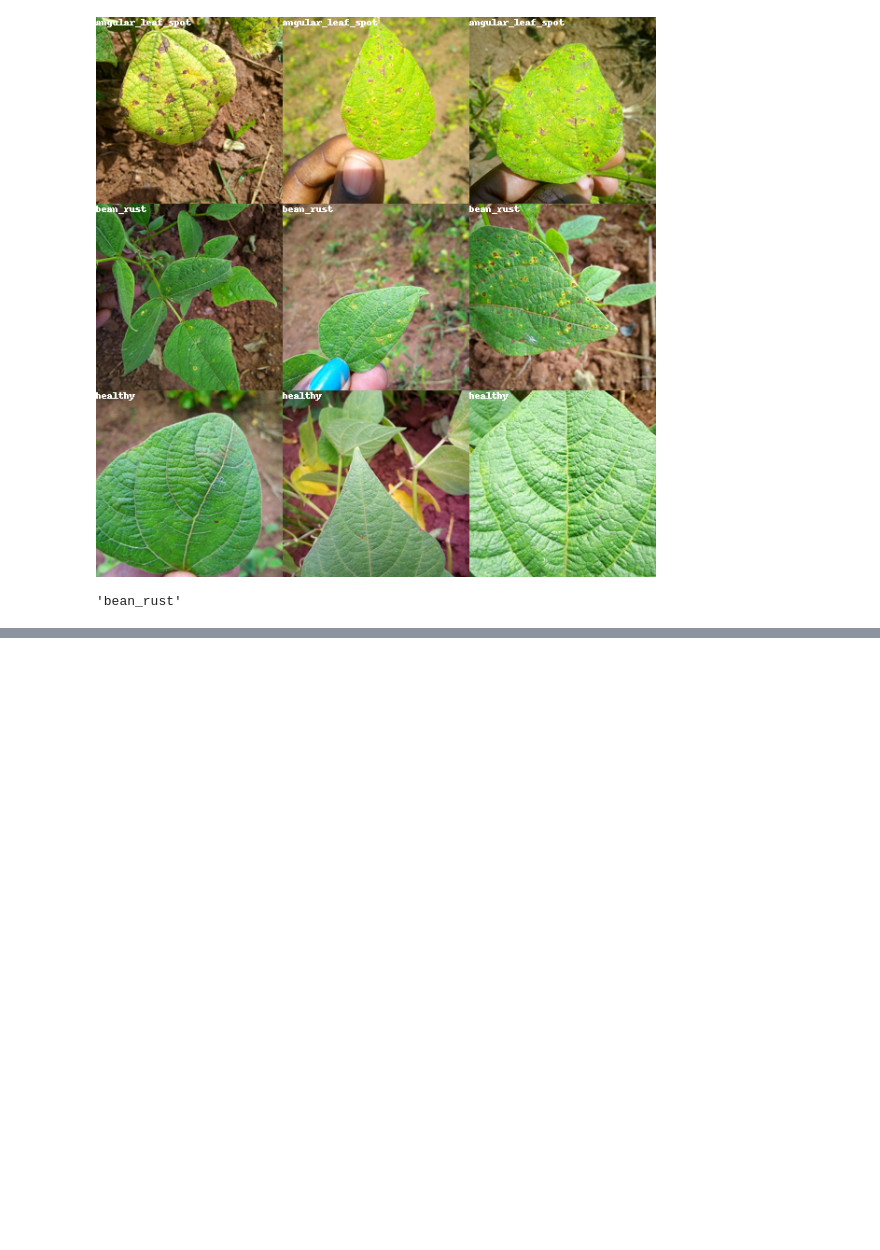
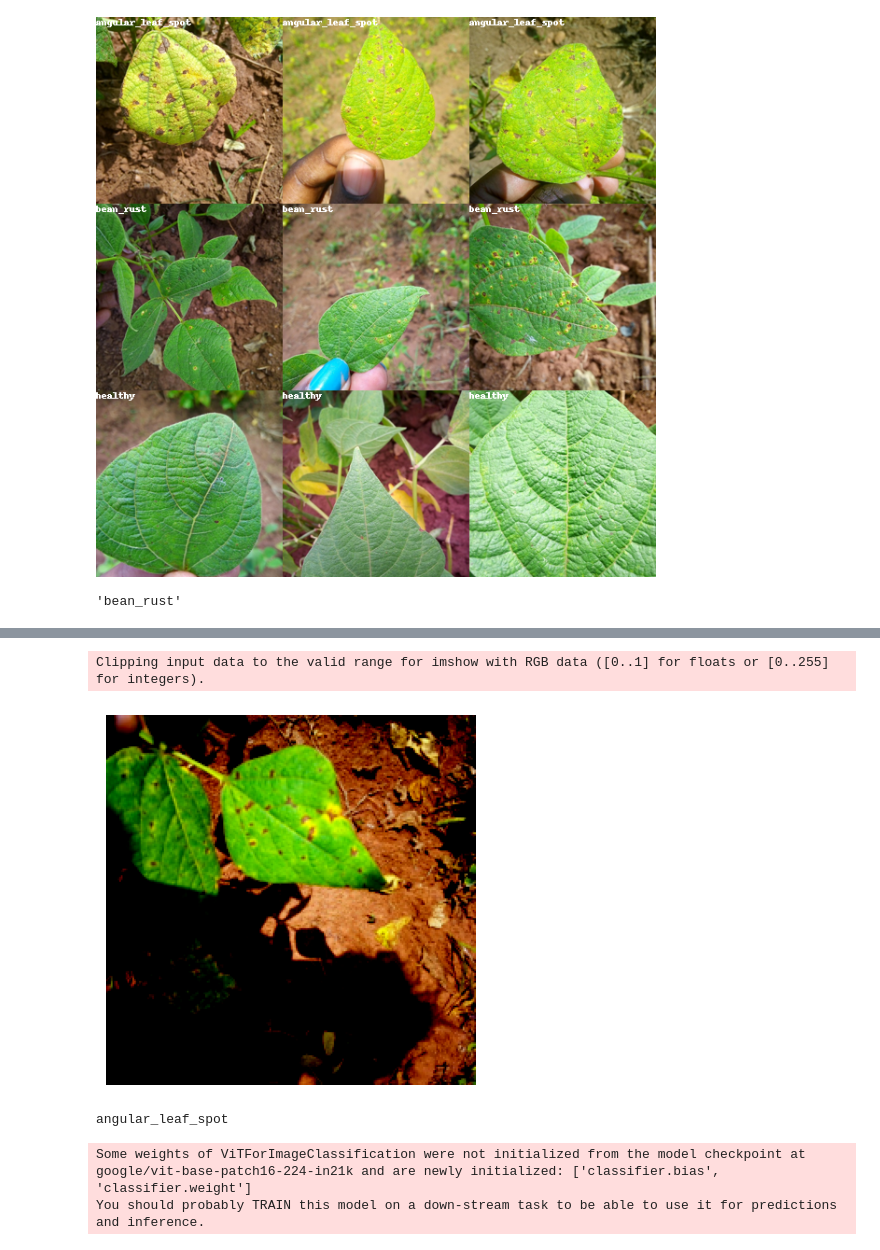
Before and after one commit to detroitnatif/HuggingFaceTransformers, a Jupyter notebook: ImageTransformers.ipynb, the cells around one changed output, grey strips where cells are left out. Saved outputs shown, nothing was run; the diff lists cells and outputs as text; code cells hidden in the pictures; blank space fills up the shorter version.

Commit message:
Loading model

```diff
--- a/ImageTransformers.ipynb
+++ b/ImageTransformers.ipynb
@@ -132,7 +129,7 @@ show_examples(ds, seed=random.randint(0, 1337), examples_per_class=3)
 from transformers import ViTImageProcessor
 
 model_name_or_path = 'google/vit-base-patch16-224-in21k'
-processor = ViTImageProcessor.from_pretrained(model_name_or_path)  # returns (1, 3, 224, 224)
+processsor = ViTImageProcessor.from_pretrained(model_name_or_path)  # returns (1, 3, 224, 224)
 # %%
 def process_example(example):
     inputs = processor(example['image'], return_tensors='pt')
@@ -143,3 +140,6 @@ out = process_example(ex)
 labels.int2str(out.labels)
 # %% [output]
 'bean_rust'
+# %%
+ds = load_dataset('beans')
+ds
@@ -145,0 +161,35 @@ labels.int2str(out.labels)
+# %%
+def transform_batch(example):
+
+    inputs = processsor([image for image in example['image']], return_tensors='pt')
+
+    inputs['labels'] = example['labels']
+
+    return inputs
+# %%
+prepared_ds = ds.with_transform(transform_batch)
+# now whenever i use the dataset, it will be transformed in real time
+ex1 = prepared_ds['train'][0]
+# %%
+import numpy as np
+import matplotlib.pyplot as plt
+
+ex0 = ds['train'][0:2]  # og dataset
+
+labels.int2str(ex1['labels'])
+
+
+# img = ex1['image']
+# Image.show(img)
+img = ex1['pixel_values']
+
+image_np = np.transpose(img, (1, 2, 0))
+
+plt.imshow(image_np)
+plt.axis('off')  # Optional: to not show axis values
+plt.show()
+print(labels.int2str(ex1['labels']))
+# %% [output]
+Clipping input data to the valid range for imshow with RGB data ([0..1] for floats or [0..255] for integers).
+[figure, added]
+angular_leaf_spot
@@ -145,0 +204,17 @@ labels.int2str(out.labels)
+# %%
+from transformers import ViTForImageClassification
+
+
+model_name_or_path = 'google/vit-base-patch16-224-in21k'
+
+labels = ds['train'].features['labels'].names
+
+model = ViTForImageClassification.from_pretrained(
+    model_name_or_path,
+    num_labels=len(labels),
+    id2label={str(i): c for i, c in enumerate(labels)},
+    label2id={c: str(i) for i, c in enumerate(labels)}
+)
+# %% [output]
+Some weights of ViTForImageClassification were not initialized from the model checkpoint at google/vit-base-patch16-224-in21k and are newly initialized: ['classifier.bias', 'classifier.weight']
+You should probably TRAIN this model on a down-stream task to be able to use it for predictions and inference.
```
Also changed, not shown: parts of 8 cells of this notebook, 10 other files.
